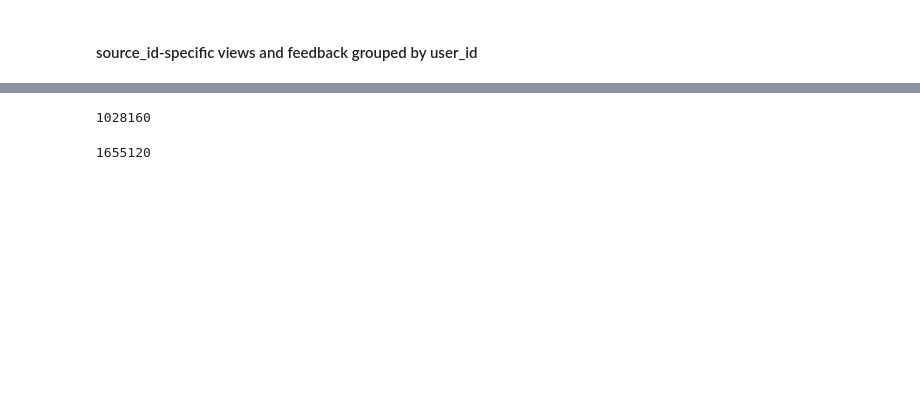
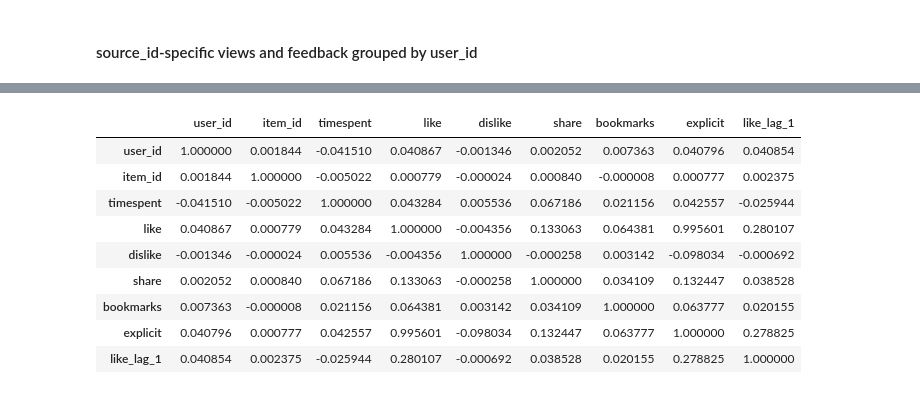
Before and after one commit to cheeeco/vk_recsys, a Jupyter notebook: features.ipynb, the cells around one changed output, grey strips where cells are left out. Drawn from its saved outputs; the diff is of its cells as text; code cells hidden in the pictures; blank space fills up the shorter version.

```diff
--- a/features.ipynb
+++ b/features.ipynb
@@ -667,7 +250,5 @@ user_item_data["last_like_index"] = (user_item_data["like"]*user_item_data["inde
 # %%
-grouped = user_item_data.groupby("user_id")
+grouped = user_item_data.groupby("user_id", as_index=False)
 # %%
-user_item_data["prev_view_index"] = grouped["index"] \
-    .shift(1) \
-    .fillna(0) \
-    .astype(np.uint32)
+user_item_data["like_lag_1"] = grouped["like"].shift(1).fillna(0).astype(np.int16)
+grouped = user_item_data.groupby("user_id", as_index=False)
@@ -692,5 +254,0 @@ grouped.apply(lambda g: g["index"] - g["last_like_index"])
-# %%
-user_item_data["prev_view_like"] = grouped["index"] \
-    .shift(1) \
-    .fillna(0) \
-    .astype(np.uint32)
@@ -754,8 +254,0 @@ final_last_week.like.sum()
-# %%
-len(final_last_week)
-# %% [output]
-1028160
-# %%
-len(test_pairs_data)
-# %% [output]
-1655120
@@ -761,0 +257,7 @@ len(test_pairs_data)
+# %%
+train_df, val_df = train_test_split(
+    user_item_data,
+    test_size=0.15,
+    random_state=42,
+    shuffle=False,
+)
@@ -761,0 +270,13 @@ len(test_pairs_data)
+# %%
+train_df.corr()
+# %% [output]
+|  | user_id | item_id | timespent | like | dislike | share | bookmarks | explicit | like_lag_1 |
+| user_id | 1.000000 | 0.001844 | -0.041510 | 0.040867 | -0.001346 | 0.002052 | 0.007363 | 0.040796 | 0.040854 |
+| item_id | 0.001844 | 1.000000 | -0.005022 | 0.000779 | -0.000024 | 0.000840 | -0.000008 | 0.000777 | 0.002375 |
+| timespent | -0.041510 | -0.005022 | 1.000000 | 0.043284 | 0.005536 | 0.067186 | 0.021156 | 0.042557 | -0.025944 |
+| like | 0.040867 | 0.000779 | 0.043284 | 1.000000 | -0.004356 | 0.133063 | 0.064381 | 0.995601 | 0.280107 |
+| dislike | -0.001346 | -0.000024 | 0.005536 | -0.004356 | 1.000000 | -0.000258 | 0.003142 | -0.098034 | -0.000692 |
+| share | 0.002052 | 0.000840 | 0.067186 | 0.133063 | -0.000258 | 1.000000 | 0.034109 | 0.132447 | 0.038528 |
+| bookmarks | 0.007363 | -0.000008 | 0.021156 | 0.064381 | 0.003142 | 0.034109 | 1.000000 | 0.063777 | 0.020155 |
+| explicit | 0.040796 | 0.000777 | 0.042557 | 0.995601 | -0.098034 | 0.132447 | 0.063777 | 1.000000 | 0.278825 |
+| like_lag_1 | 0.040854 | 0.002375 | -0.025944 | 0.280107 | -0.000692 | 0.038528 | 0.020155 | 0.278825 | 1.000000 |
```
Also changed, not shown: parts of 125 cells of this notebook, 8 other files.
